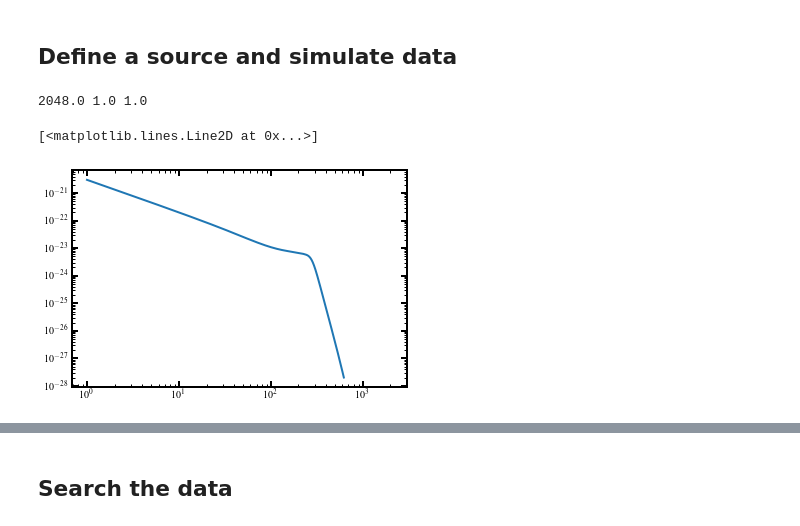
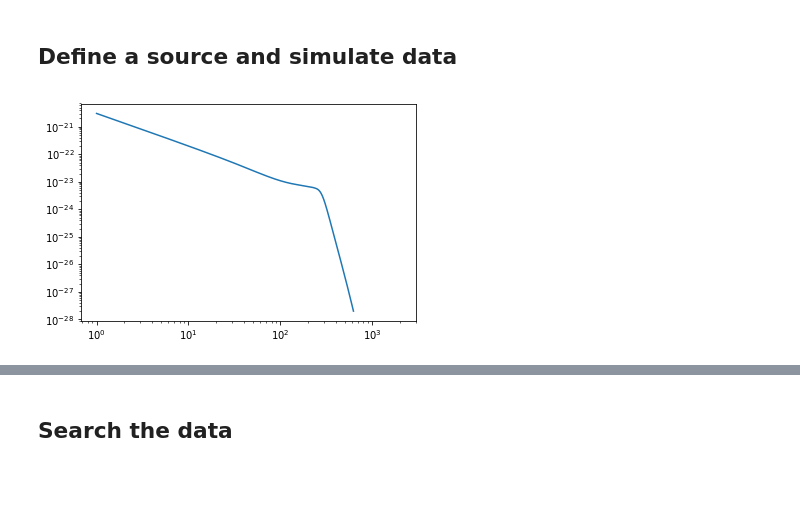
Before and after one commit to bilby-dev/bilby, a Jupyter notebook: tutorials/BasicTutorial.ipynb, the cells around one changed output, grey strips where cells are left out. Drawn from its saved outputs; the diff is of its cells as text; code cells hidden in the pictures; blank space fills up the shorter version.

```diff
--- a/tutorials/BasicTutorial.ipynb
+++ b/tutorials/BasicTutorial.ipynb
@@ -22,25 +22,28 @@ Populating the interactive namespace from numpy and matplotlib
 # %%
 time_duration = 1.
 sampling_frequency = 4096.
 
-bbh_simulation_parameters = dict(
-mass_1 = 36.,
-mass_2 = 29.,
-spin_1 = [0, 0, 0],
-spin_2 = [0, 0, 0],
-luminosity_distance = 410.,
-inclination_angle = 0.,
-waveform_phase = 0.,
-waveform_approximant = 'IMRPhenomPv2',
-reference_frequency = 50.,
-)
+simulation_parameters = dict(
+    mass_1 = 36.,
+    mass_2 = 29.,
+    spin_1 = [0, 0, 0],
+    spin_2 = [0, 0, 0],
+    luminosity_distance = 410.,
+    inclination_angle = 0.,
+    waveform_phase = 0.,
+    waveform_approximant = 'IMRPhenomPv2',
+    reference_frequency = 50.,
+    ra = 0,
+    dec = 1,
+    geocent_time = 0,
+    psi=1
+    )
 
 source = peyote.source.BinaryBlackHole('BBH', sampling_frequency, time_duration)
-hf_signal = source.frequency_domain_strain(bbh_simulation_parameters)
+hf_signal = source.frequency_domain_strain(simulation_parameters)
 
 plt.loglog(source.frequency_array, np.abs(hf_signal['plus']))
+plt.show()
 # %% [output]
-2048.0 1.0 1.0
-[<matplotlib.lines.Line2D at 0x...>]
-[figure, old version]
+[figure, new version]
 # %%
```
Also changed, not shown: parts of 6 cells of this notebook.
